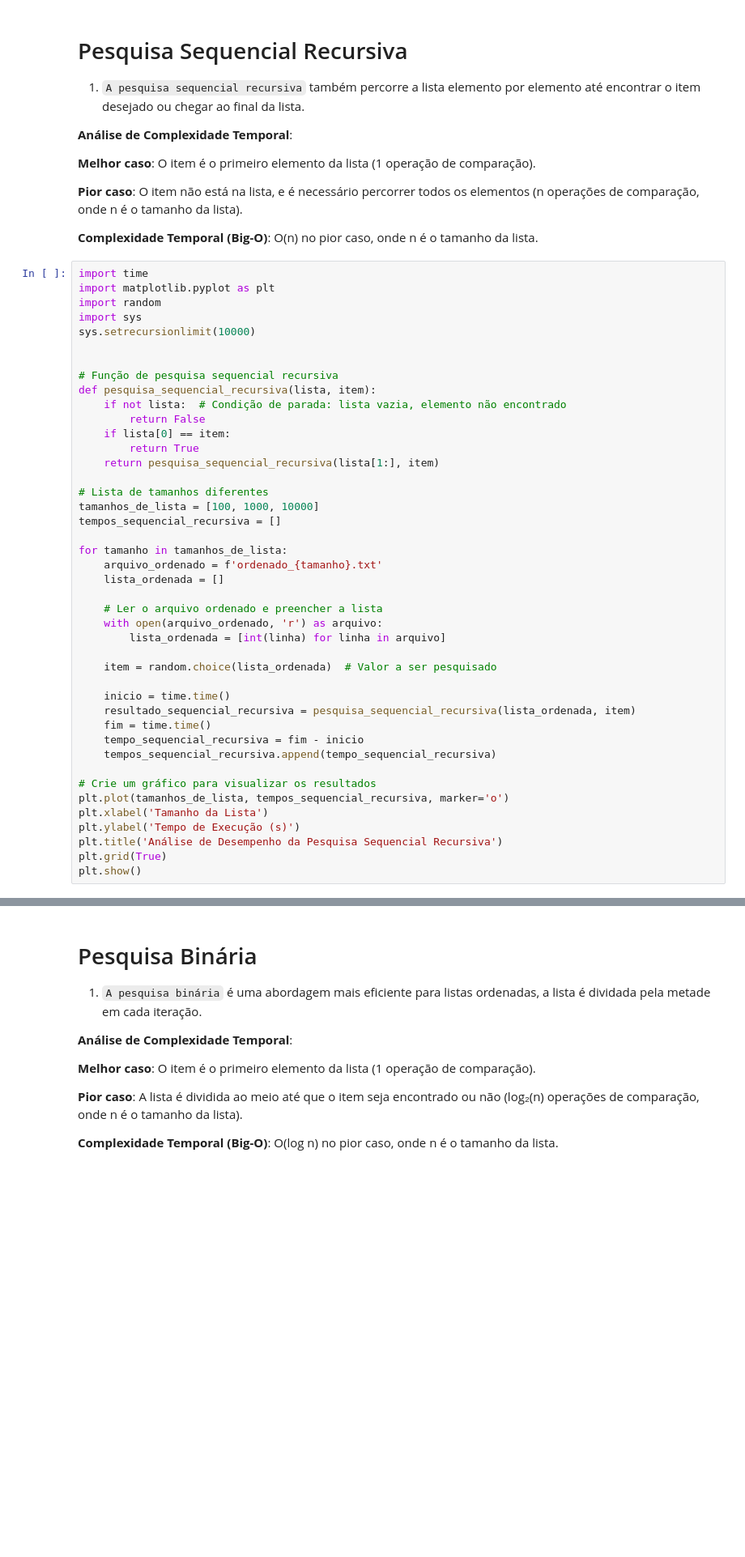
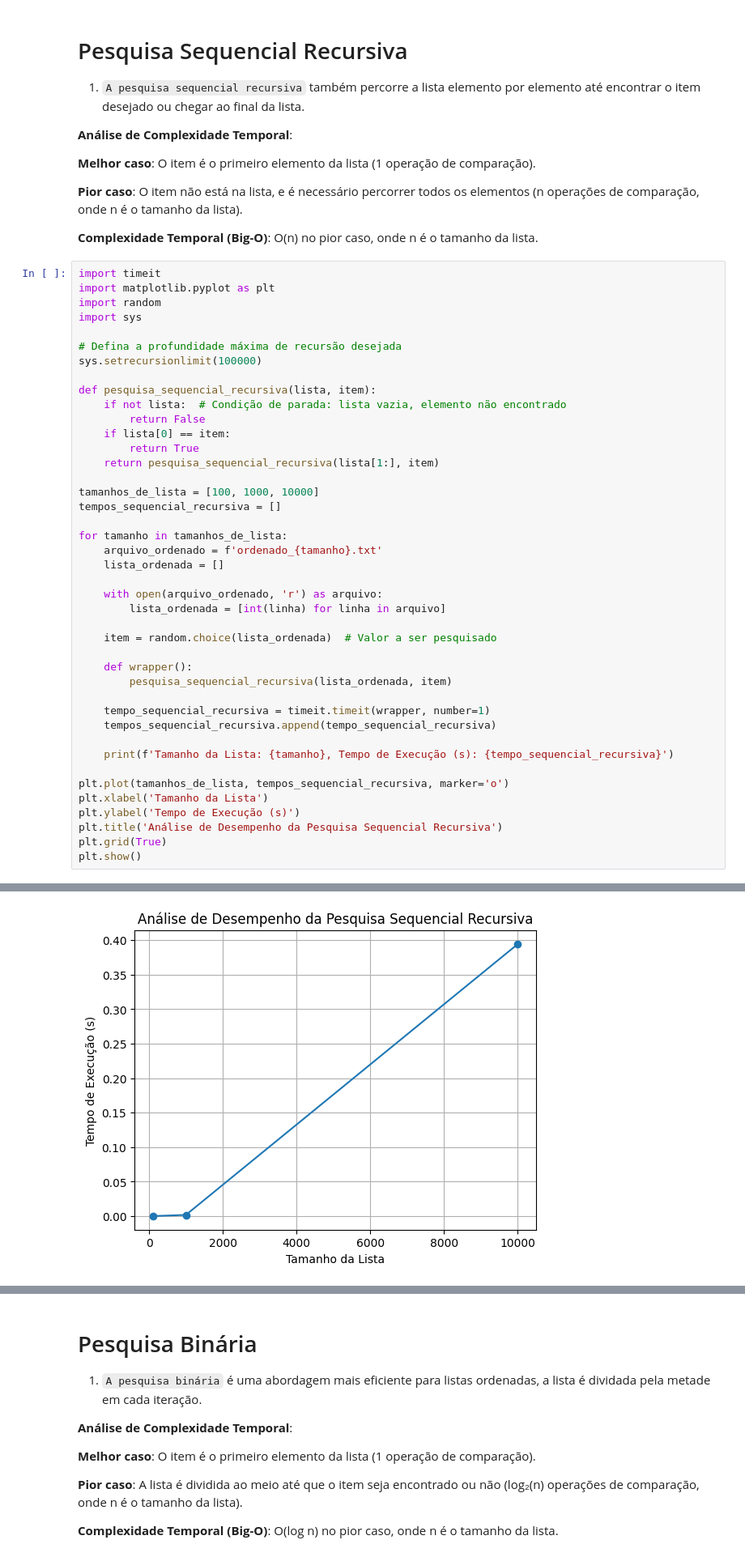
Before and after one commit to DamienNaz/AED_AlgoritmoPesquisa, a Jupyter notebook: AED.ipynb, the cells around one changed output, grey strips where cells are left out. Shown at 81% size. Cells and saved outputs as stored; diff of their text form; blank space fills up the shorter version.

```diff
--- a/AED.ipynb
+++ b/AED.ipynb
@@ -303,14 +314,14 @@ plt.show()
 
 **Complexidade Temporal (Big-O)**: O(n) no pior caso, onde n é o tamanho da lista.
 # %%
-import time
+import timeit
 import matplotlib.pyplot as plt
 import random
 import sys
-sys.setrecursionlimit(10000)
 
+# Defina a profundidade máxima de recursão desejada
+sys.setrecursionlimit(100000)
 
-# Função de pesquisa sequencial recursiva
 def pesquisa_sequencial_recursiva(lista, item):
     if not lista:  # Condição de parada: lista vazia, elemento não encontrado
         return False
@@ -318,7 +329,6 @@ def pesquisa_sequencial_recursiva(lista, item):
         return True
     return pesquisa_sequencial_recursiva(lista[1:], item)
 
-# Lista de tamanhos diferentes
 tamanhos_de_lista = [100, 1000, 10000]
 tempos_sequencial_recursiva = []
 
@@ -326,22 +336,23 @@ for tamanho in tamanhos_de_lista:
     arquivo_ordenado = f'ordenado_{tamanho}.txt'
     lista_ordenada = []
 
-    # Ler o arquivo ordenado e preencher a lista
     with open(arquivo_ordenado, 'r') as arquivo:
         lista_ordenada = [int(linha) for linha in arquivo]
 
     item = random.choice(lista_ordenada)  # Valor a ser pesquisado
 
-    inicio = time.time()
-    resultado_sequencial_recursiva = pesquisa_sequencial_recursiva(lista_ordenada, item)
-    fim = time.time()
-    tempo_sequencial_recursiva = fim - inicio
+    def wrapper():
+        pesquisa_sequencial_recursiva(lista_ordenada, item)
+
+    tempo_sequencial_recursiva = timeit.timeit(wrapper, number=1)
     tempos_sequencial_recursiva.append(tempo_sequencial_recursiva)
 
-# Crie um gráfico para visualizar os resultados
+    print(f'Tamanho da Lista: {tamanho}, Tempo de Execução (s): {tempo_sequencial_recursiva}')
+
 plt.plot(tamanhos_de_lista, tempos_sequencial_recursiva, marker='o')
 plt.xlabel('Tamanho da Lista')
 plt.ylabel('Tempo de Execução (s)')
 plt.title('Análise de Desempenho da Pesquisa Sequencial Recursiva')
 plt.grid(True)
 plt.show()
+# %% [output]
@@ -347,0 +362 @@ plt.show()
+[figure, added]
```
Also changed, not shown: parts of 16 cells of this notebook.
